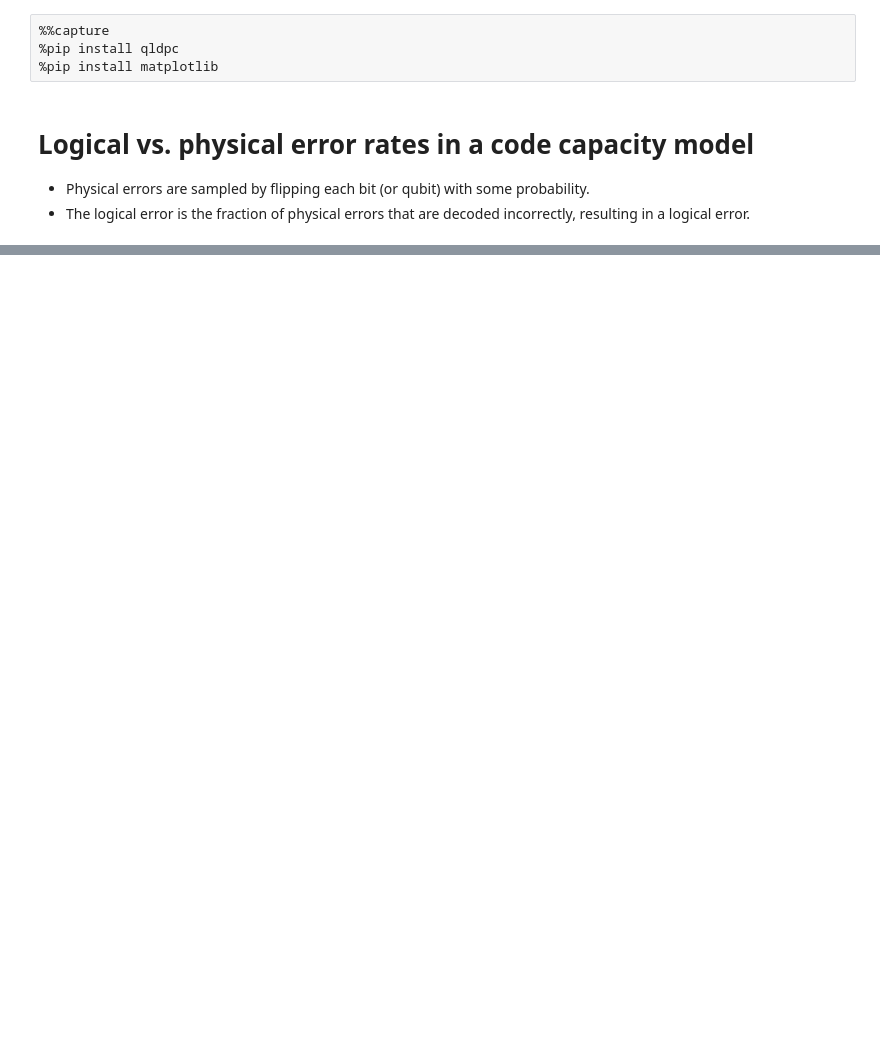
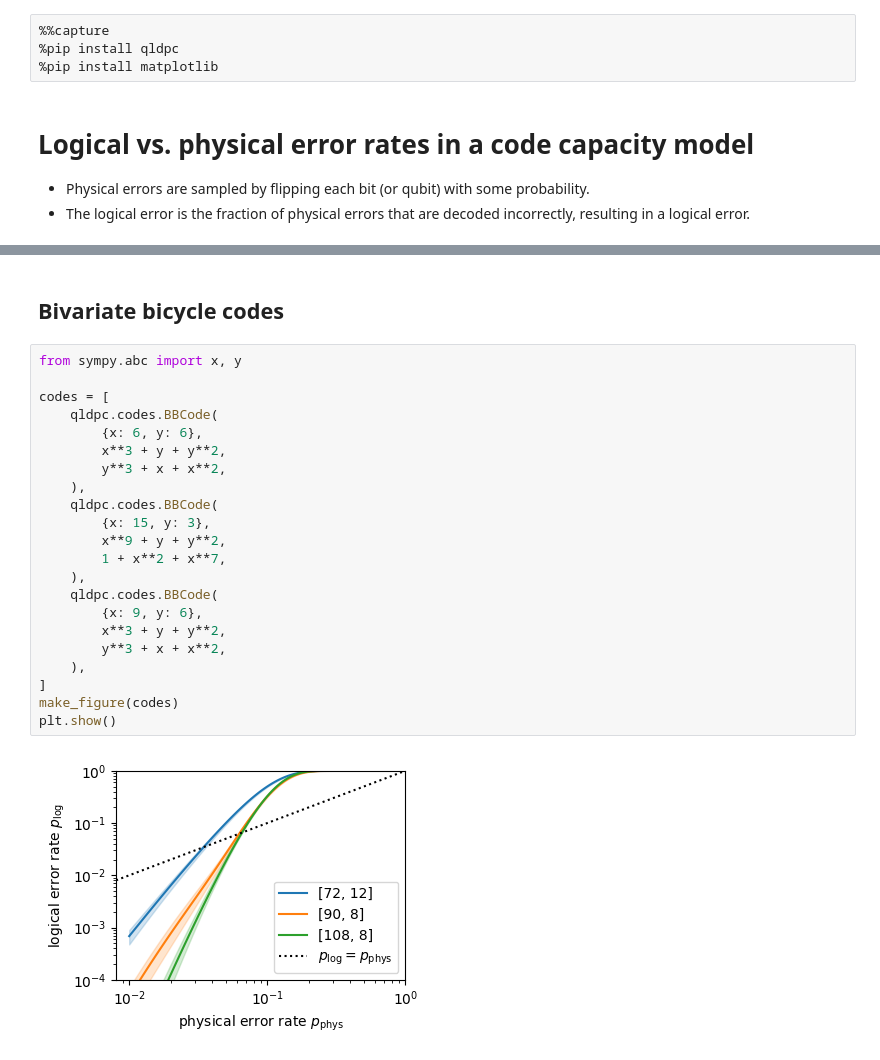
Before and after one commit to Infleqtion/qLDPC, a Jupyter notebook: examples/logical_errors.ipynb, the cells around one changed output, grey strips where cells are left out. Drawn from its saved outputs; the diff is of its cells as text; blank space fills up the shorter version.

```diff
--- a/examples/logical_errors.ipynb
+++ b/examples/logical_errors.ipynb
@@ -75,0 +82,26 @@ plt.show()
+# %% [markdown]
+## Bivariate bicycle codes
+# %%
+from sympy.abc import x, y
+
+codes = [
+    qldpc.codes.BBCode(
+        {x: 6, y: 6},
+        x**3 + y + y**2,
+        y**3 + x + x**2,
+    ),
+    qldpc.codes.BBCode(
+        {x: 15, y: 3},
+        x**9 + y + y**2,
+        1 + x**2 + x**7,
+    ),
+    qldpc.codes.BBCode(
+        {x: 9, y: 6},
+        x**3 + y + y**2,
+        y**3 + x + x**2,
+    ),
+]
+make_figure(codes)
+plt.show()
+# %% [output]
+[figure, added]
```
Also changed, not shown: parts of 5 cells of this notebook, 2 other files.
